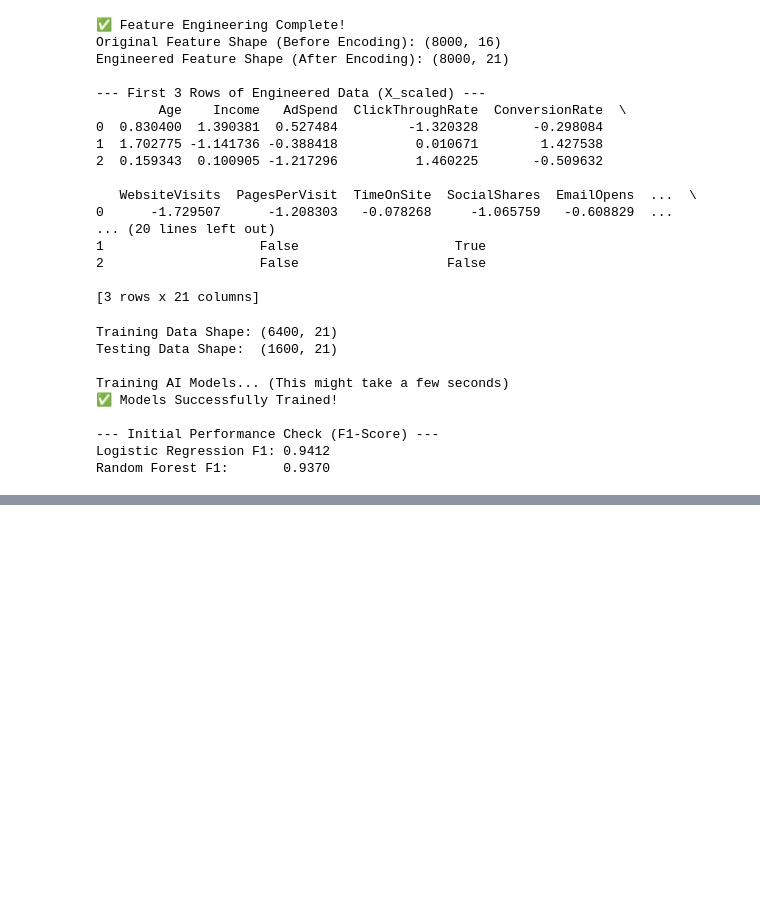
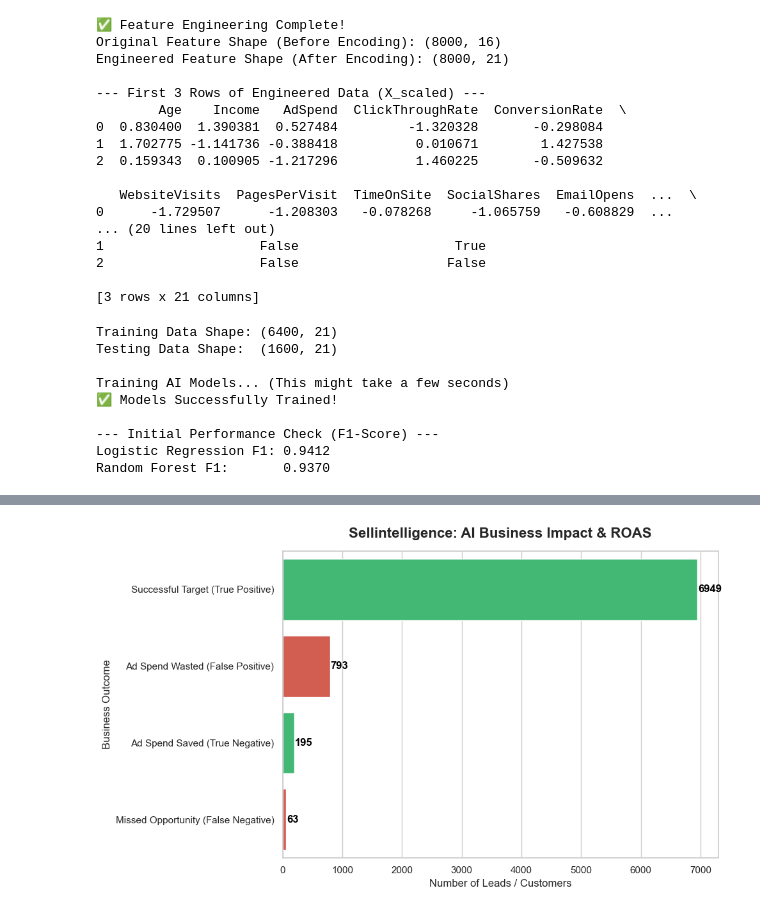
Before and after one commit to RimiCode/Sellintelligence, a Jupyter notebook: Sellintelligence_EDA.ipynb, the cells around one changed output, grey strips where cells are left out. Drawn from its saved outputs; the diff is of its cells as text; code cells hidden in the pictures; blank space fills up the shorter version.

Commit message:
Add new dashboard visualization and log regression image for Phase 4

```diff
--- a/Sellintelligence_EDA.ipynb
+++ b/Sellintelligence_EDA.ipynb
@@ -293,0 +339,90 @@ weighted avg       0.88      0.89      0.86      1600
+# %%
+# ==========================================
+# PHASE 6: DATA VISUALIZATION & BUSINESS INSIGHTS
+# ==========================================
+import matplotlib.pyplot as plt
+import seaborn as sns
+import pandas as pd
+import numpy as np
+
+print("GENERATING BUSINESS IMPACT AND FEATURE IMPORTANCE CHARTS...")
+
+# ---------------------------------------------------------
+# CHART 1: BUSINESS IMPACT (ROAS) SUMMARY CHART
+# ---------------------------------------------------------
+plt.figure(figsize=(10, 6))
+
+# Count the occurrences of each ROAS Impact category from Phase 5
+roas_counts = df_dashboard['ROAS_Impact'].value_counts()
+
+# Set colors: Green for positive outcomes (Saved/Successful), Red for negative (Wasted/Missed)
+colors = ['#2ecc71' if 'Saved' in label or 'Successful' in label else '#e74c3c' for label in roas_counts.index]
+
+# Create a horizontal bar chart
+sns.barplot(x=roas_counts.values, y=roas_counts.index, palette=colors)
+
+# Add titles and labels
+plt.title('Sellintelligence: AI Business Impact & ROAS', fontsize=16, fontweight='bold', pad=15)
+plt.xlabel('Number of Leads / Customers', fontsize=12)
+plt.ylabel('Business Outcome', fontsize=12)
+
+# Add data labels to the bars
+for index, value in enumerate(roas_counts.values):
+    plt.text(value + 10, index, str(value), color='black', va="center", fontweight='bold')
+
+plt.tight_layout()
+plt.show()
+
+# ---------------------------------------------------------
+# CHART 2: FEATURE IMPORTANCE (What drives conversions?)
+# ---------------------------------------------------------
+plt.figure(figsize=(12, 8))
+
+# Get the coefficients (importance) from our winning Logistic Regression model
+importances = log_reg.coef_[0]
+
+# CRITICAL FIX: We must use the column names from the data EXACTLY as it went into the model.
+# If you used pd.get_dummies, the columns are in the encoded dataframe (e.g., X_encoded or X_train_encoded)
+# I will use X_encoded here. If your encoded dataframe has a different name, please replace 'X_encoded' with it.
+try:
+    # Attempt to get columns from the encoded DataFrame if it exists
+    features = X_encoded.columns
+except NameError:
+    print("⚠️ WARNING: 'X_encoded' not found.")
+    print("Make sure you are using the DataFrame that contains the One-Hot Encoded columns.")
+    print("If you used a different name (like X_train), change it in the code below.")
+    # Fallback: if you scaled X directly and X has the encoded columns
+    features = X.columns
+
+# Check lengths to prevent the ValueError
+if len(features) != len(importances):
+    print(f"\n❌ ERROR: Length mismatch!")
+    print(f"Model expects {len(importances)} features, but we provided {len(features)} names.")
+    print("Please ensure 'features' holds the column names of the EXACT dataset used for training.")
+else:
+    # Create a dataframe for easy sorting
+    feature_df = pd.DataFrame({
+        'Feature': features,
+        'Importance': importances
+    })
+
+    # Sort by absolute importance to find the biggest drivers (both positive and negative)
+    feature_df['Abs_Importance'] = feature_df['Importance'].abs()
+    feature_df = feature_df.sort_values(by='Abs_Importance', ascending=False).head(10) # Top 10 factors
+
+    # Determine colors: Blue for positive impact (drives conversion), Orange for negative impact
+    feat_colors = ['#3498db' if val > 0 else '#f39c12' for val in feature_df['Importance']]
+
+    # Create the bar chart
+    sns.barplot(x='Importance', y='Feature', data=feature_df, palette=feat_colors)
+
+    plt.title('Top 10 Drivers of Customer Conversion (AI Insights)', fontsize=16, fontweight='bold', pad=15)
+    plt.xlabel('Impact on Conversion (Positive = Higher Chance of Buying)', fontsize=12)
+    plt.ylabel('Marketing / Customer Features', fontsize=12)
+
+    plt.axvline(x=0, color='black', linestyle='--', linewidth=1) # Center line
+    plt.tight_layout()
+    plt.show()
+
+print("✅ PHASE 6 COMPLETE: Charts successfully generated!")
+# %% [output]
@@ -293,0 +433 @@ weighted avg       0.88      0.89      0.86      1600
+[figure, added]
```
Also changed, not shown: parts of 3 cells of this notebook, 3 other files.
